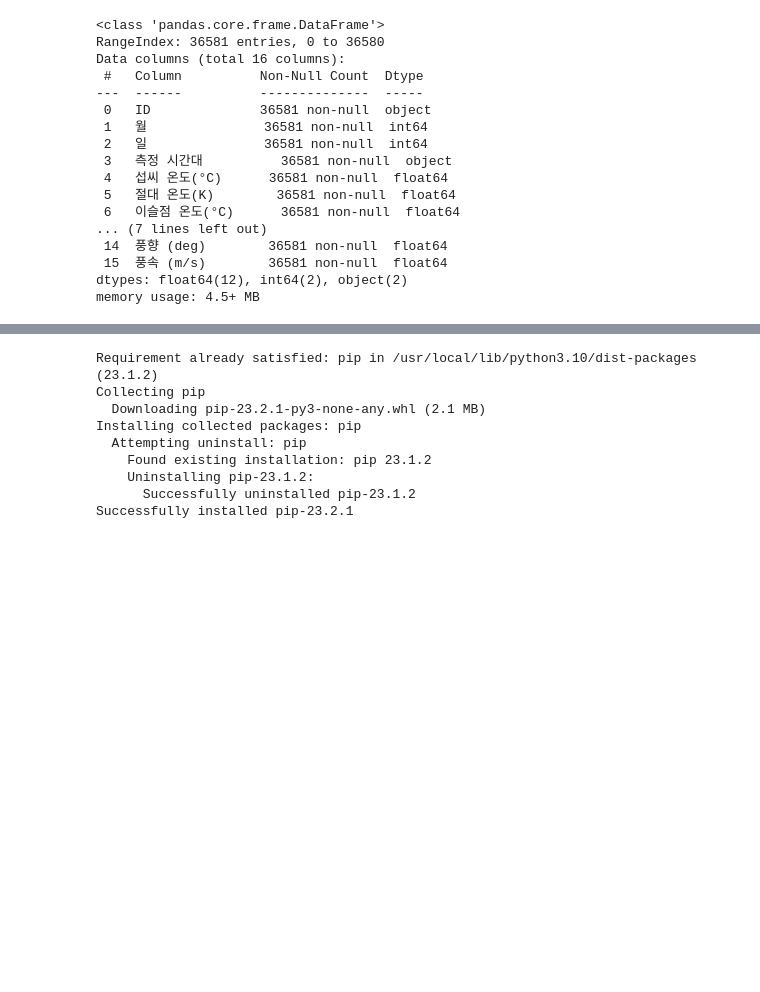
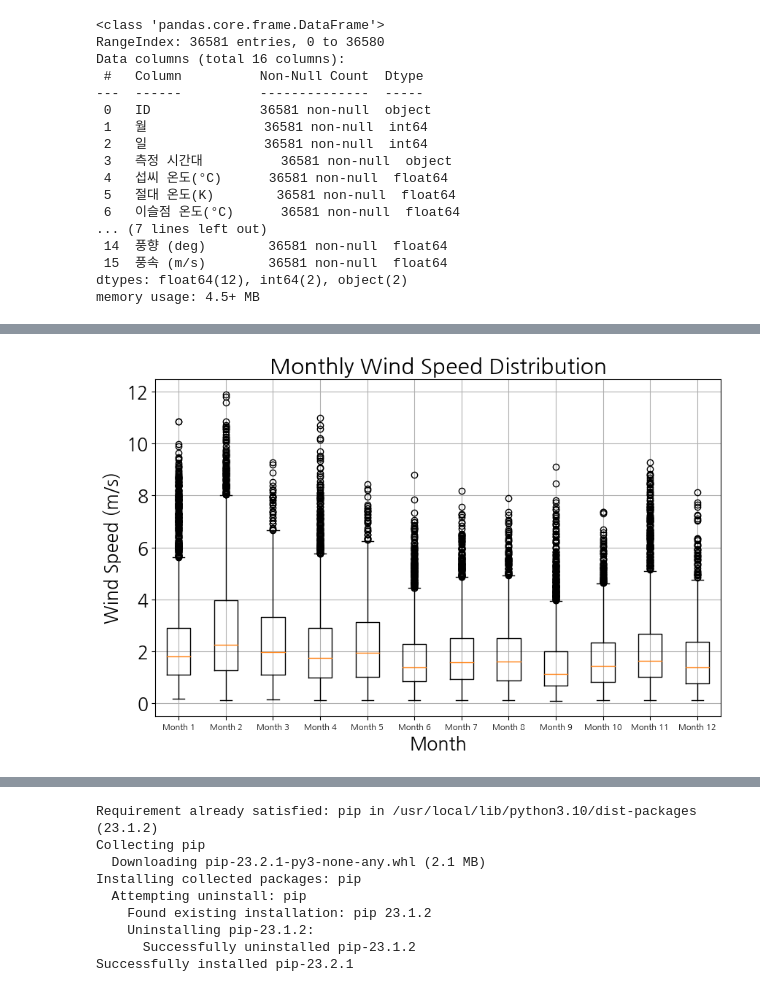
Before and after one commit to Pathway2008/wind-m-s-, a Jupyter notebook: wind+auto.ipynb, the cells around one changed output, grey strips where cells are left out. Saved outputs shown, nothing was run; the diff lists cells and outputs as text; code cells hidden in the pictures; blank space fills up the shorter version.

```diff
--- a/wind+auto.ipynb
+++ b/wind+auto.ipynb
@@ -37,0 +101,12 @@ memory usage: 4.5+ MB
+# %%
+plt.figure(figsize=(10, 6))
+plt.boxplot([train[train['월'] == month]['풍속 (m/s)'] for month in range(1, 13)],
+            labels=[f'Month {month}' for month in range(1, 13)])
+plt.tick_params(axis='x', labelsize=8)
+plt.xlabel('Month')
+plt.ylabel('Wind Speed (m/s)')
+plt.title('Monthly Wind Speed Distribution')
+plt.grid(True)
+plt.show()
+# %% [output]
+[figure, added]
```
Also changed, not shown: parts of 53 cells of this notebook.
